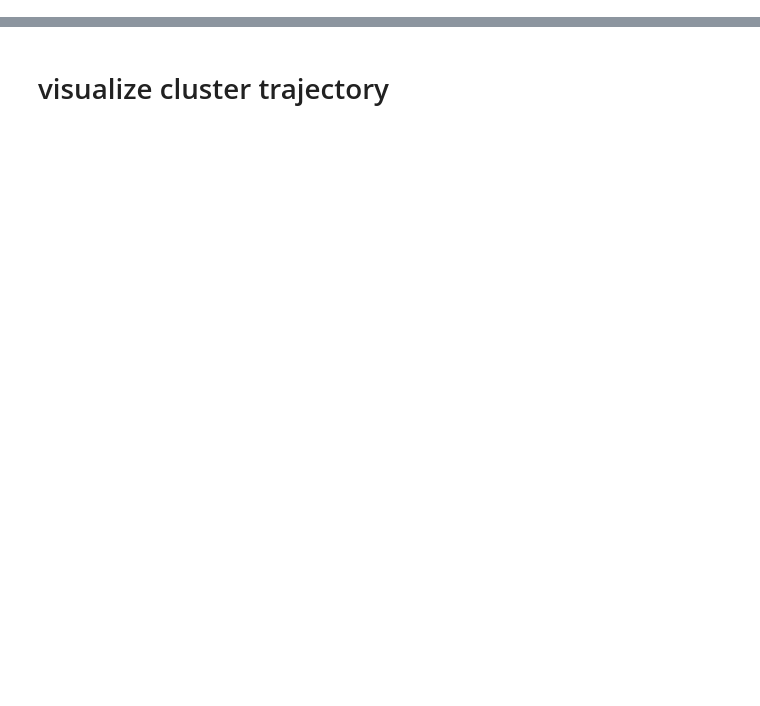
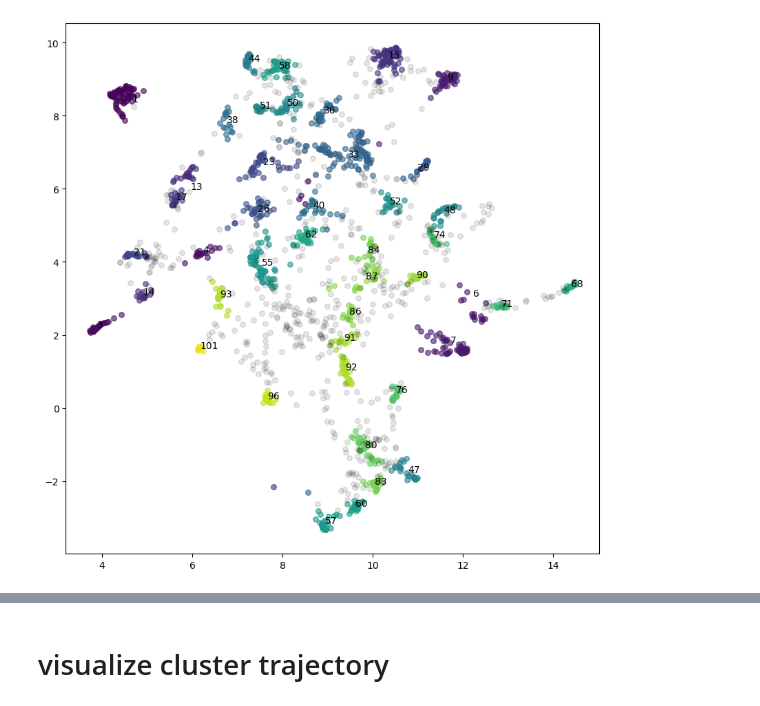
Before and after one commit to stmorse/dtm, a Jupyter notebook: notebooks/sandbox.ipynb, the cells around one changed output, grey strips where cells are left out. Cells and saved outputs as stored; diff of their text form; code cells hidden in the pictures; blank space fills up the shorter version.

```diff
--- a/notebooks/sandbox.ipynb
+++ b/notebooks/sandbox.ipynb
@@ -0,0 +218,12 @@
+# %%
+hdbs = HDBSCAN(
+    min_cluster_size=5,
+    min_samples=None,       # None defaults to min_cluster_size
+    cluster_selection_epsilon=0.0,
+    max_cluster_size=None,
+    metric='euclidean',
+    store_centers='both',   # centroid and medoid
+)
+hdbs.fit(Cu)
+
+np.unique(hdbs.labels_, return_counts=True)
@@ -0,0 +249,24 @@
+# %%
+fig, ax = plt.subplots(1,1, figsize=(10,10))
+
+n_clusters = np.amax(hdbs.labels_)
+colors = plt.cm.viridis(np.linspace(0, 1, n_clusters))
+
+for k in range(n_clusters):
+    idx = np.where(hdbs.labels_ == k)[0]
+
+    if len(idx) < 15:
+        continue
+
+    ax.scatter(Cu2d[idx,0], Cu2d[idx,1], s=30, c=colors[k], alpha=0.6, label=k)
+
+    centroid = np.average(Cu2d[idx,:], axis=0)
+    ax.text(centroid[0], centroid[1], k)
+
+# plot uncategorized
+idx = np.where(hdbs.labels_ == -1)[0]
+ax.scatter(Cu2d[idx, 0], Cu2d[idx, 1], s=30, c='k', alpha=0.1)
+
+plt.show()
+# %% [output]
+[figure, added]
```
Also changed, not shown: parts of 53 cells of this notebook.
